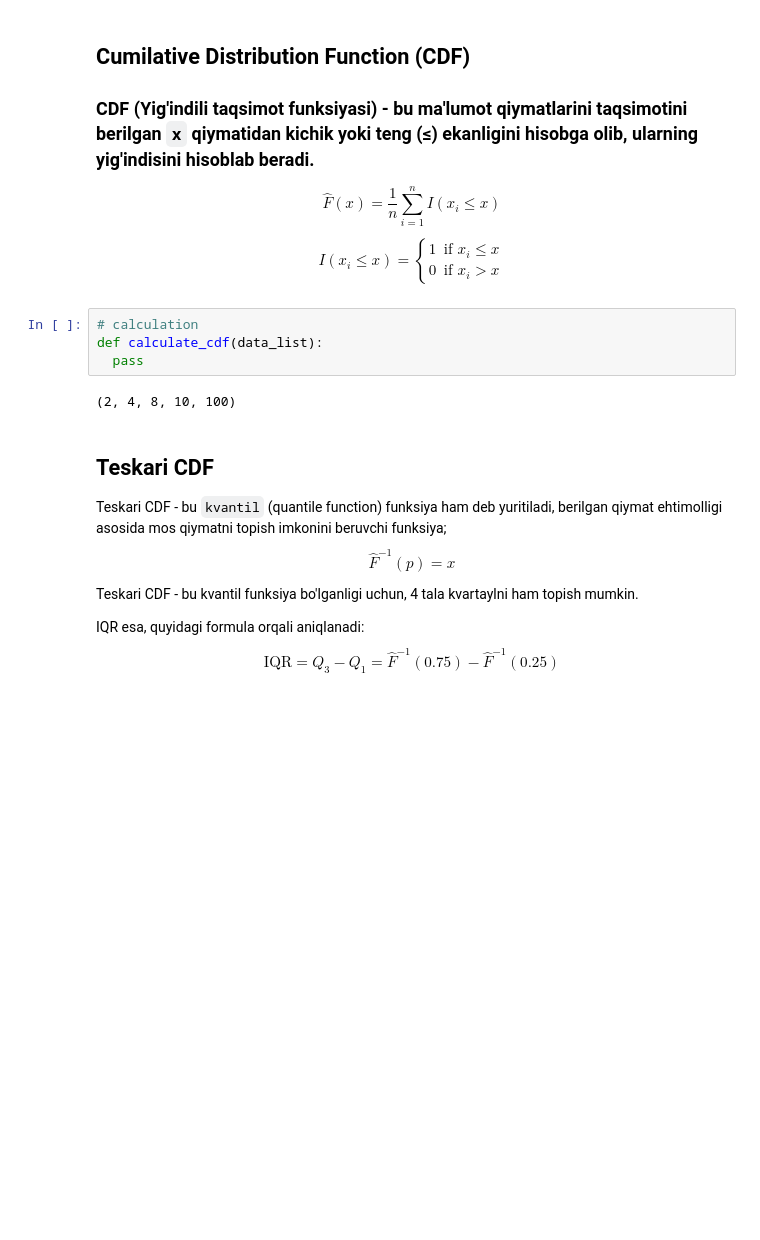
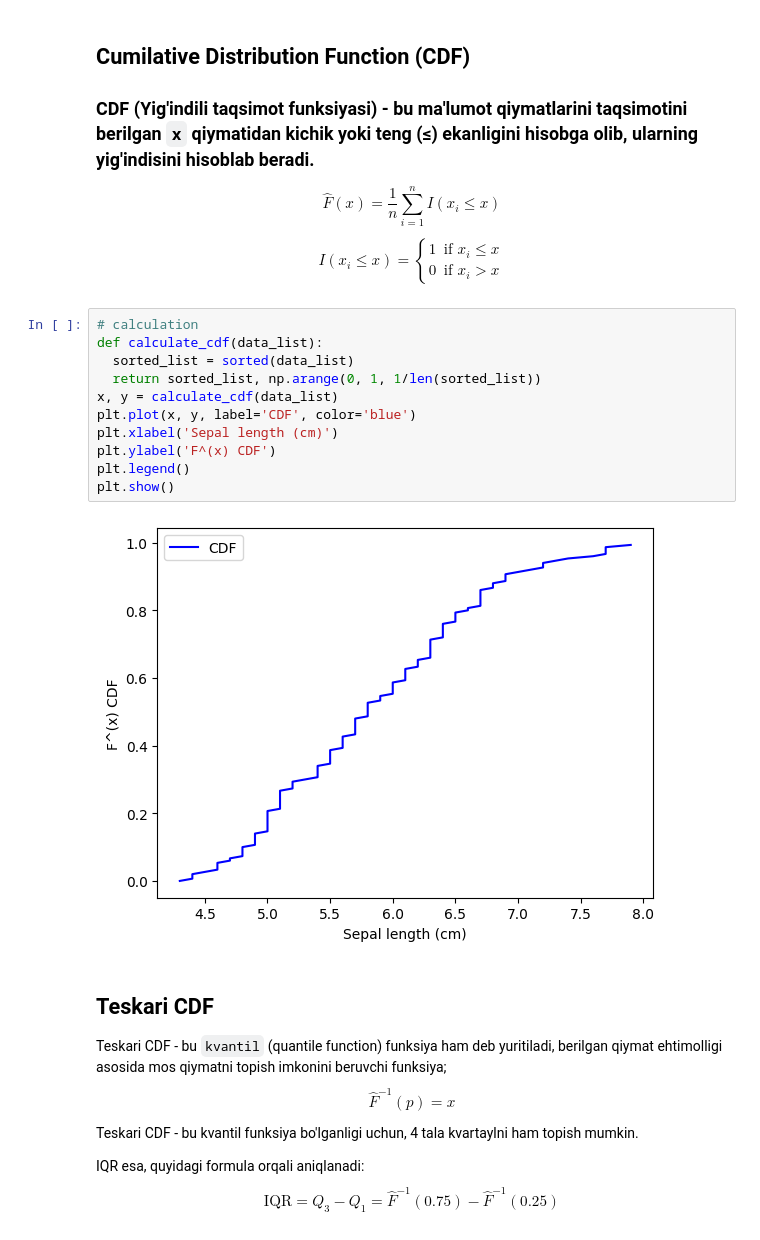
Before and after one commit to ZikrullaRaxmatov/Zako_AI_Lessons, a Jupyter notebook: DataAnalysis_W1_2.ipynb, the cells around one changed output. Drawn from its saved outputs; the diff is of its cells as text; blank space fills up the shorter version.

```diff
--- a/DataAnalysis_W1_2.ipynb
+++ b/DataAnalysis_W1_2.ipynb
@@ -113,12 +113,19 @@ $$ I(x_i \leq x) = \begin{cases}
 1 & \text{if } x_i \leq x \\
 0 & \text{if } x_i > x
 \end{cases} $$
-# %%
-# calculation
-def calculate_cdf(data_list):
-  pass
-# %% [output]
-(2, 4, 8, 10, 100)
+# %%
+# calculation
+def calculate_cdf(data_list):
+  sorted_list = sorted(data_list)
+  return sorted_list, np.arange(0, 1, 1/len(sorted_list))
+x, y = calculate_cdf(data_list)
+plt.plot(x, y, label='CDF', color='blue')
+plt.xlabel('Sepal length (cm)')
+plt.ylabel('F^(x) CDF')
+plt.legend()
+plt.show()
+# %% [output]
+[figure, added]
 # %% [markdown]
 ## Teskari CDF
 Teskari CDF - bu `kvantil` (quantile function) funksiya ham deb yuritiladi, berilgan qiymat ehtimolligi asosida mos qiymatni topish imkonini beruvchi funksiya;
```
Also changed, not shown: parts of 15 cells of this notebook.
